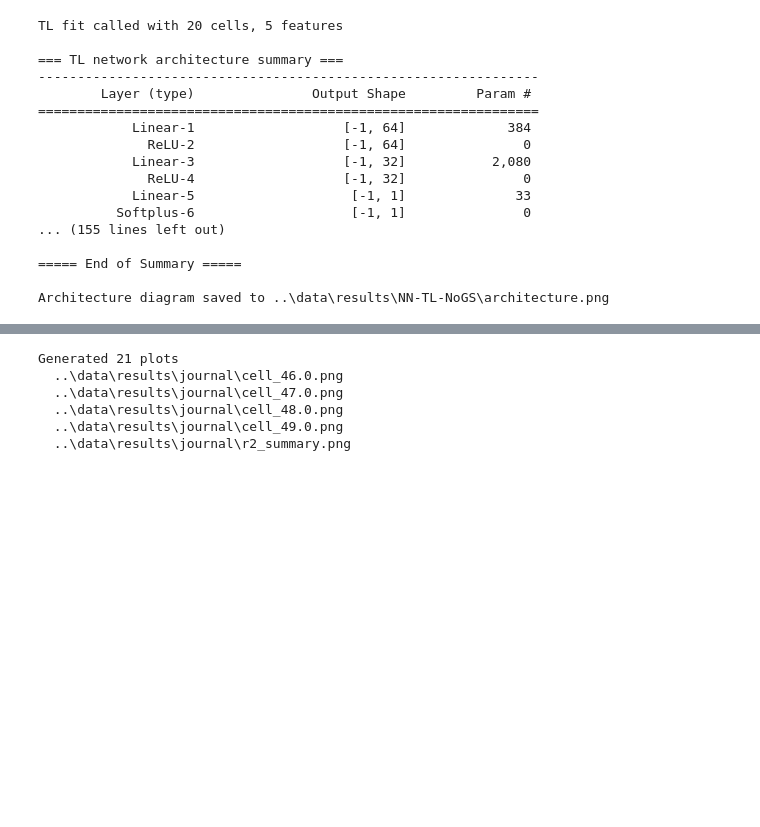
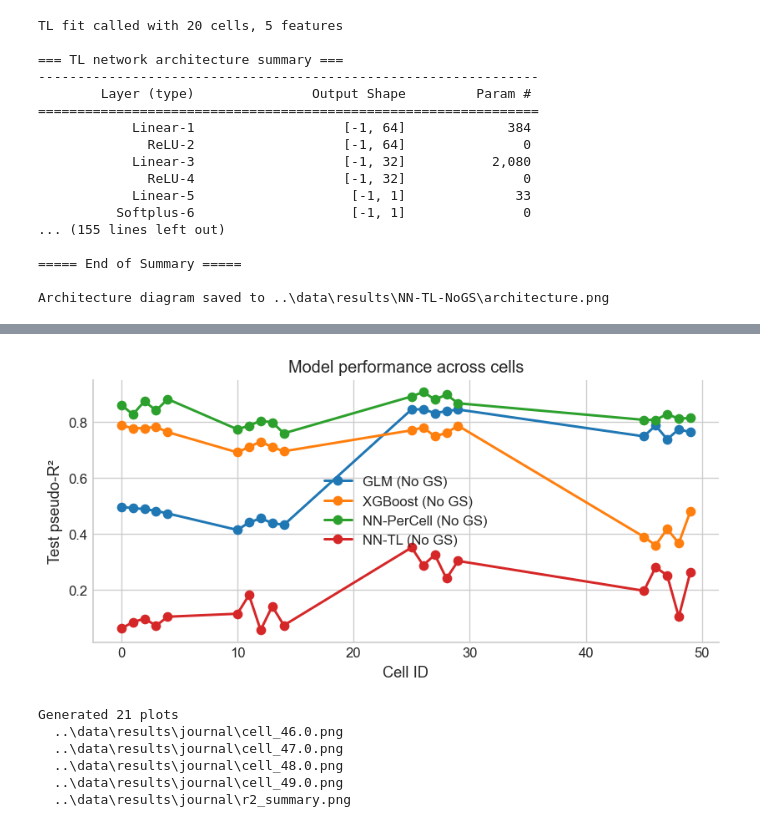
Before and after one commit to shtem/BIOL61230_poisson_neural_net, a Jupyter notebook: notebooks/neural_network.ipynb, the cells around one changed output, grey strips where cells are left out. Saved outputs shown, nothing was run; the diff lists cells and outputs as text; code cells hidden in the pictures; blank space fills up the shorter version.

```diff
--- a/notebooks/neural_network.ipynb
+++ b/notebooks/neural_network.ipynb
@@ -395,3 +502,7 @@ compare_r2_across_cells(model_results, split="test")
+# %%
+compare_r2_across_cells(model_results_nogs, split="test")
+# %% [output]
+[figure, added]
 # %%
 # Generate full journal publication-quality plots for all cells and save them
 saved_paths = journal_plot_pack(
```
Also changed, not shown: parts of 17 cells of this notebook, 39 other files.
